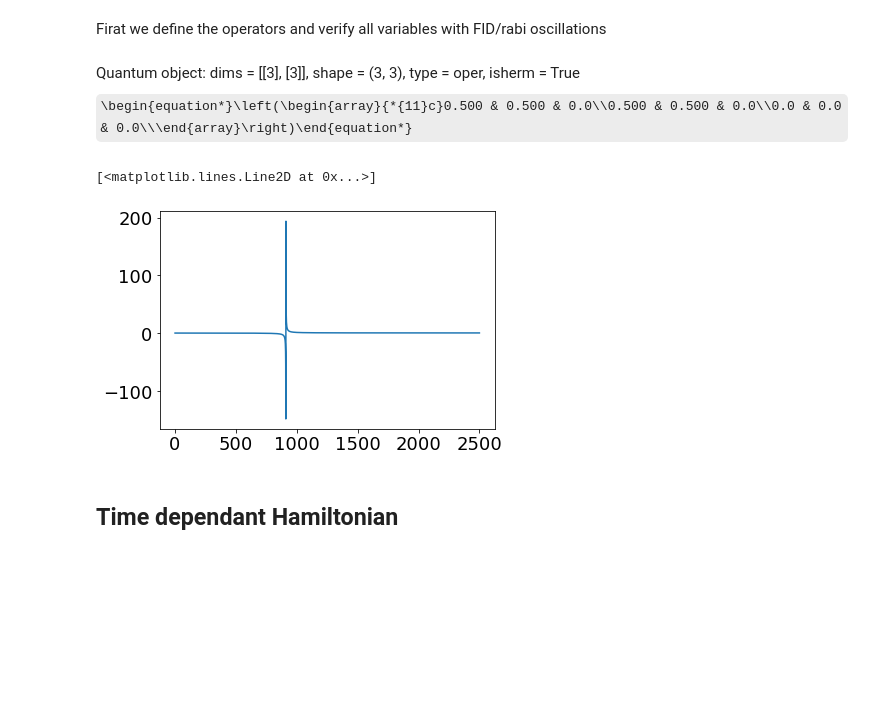
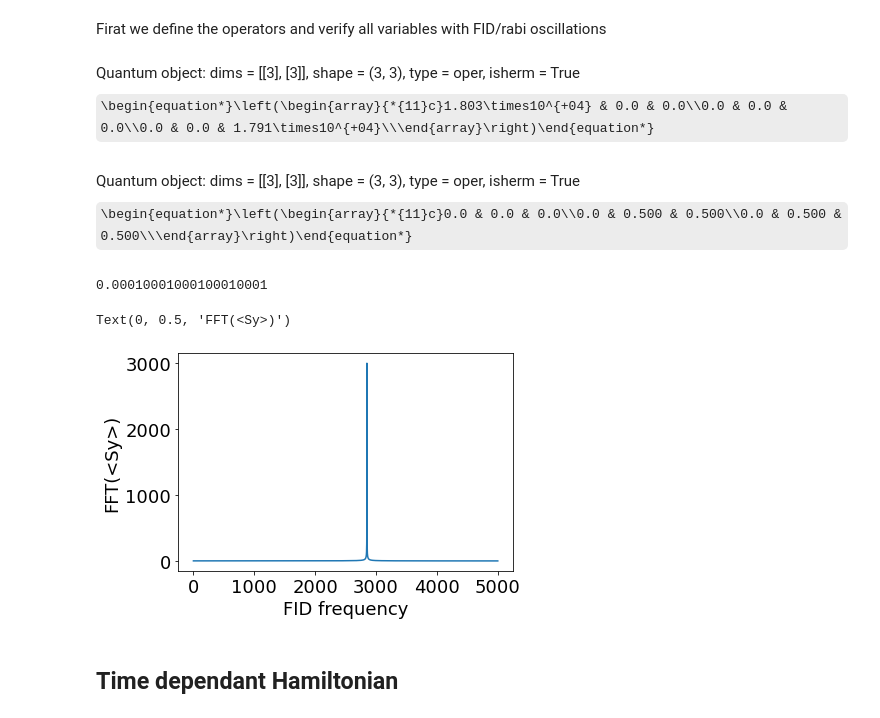
Before and after one commit to jonasmeinel/Floquet-for-Double-Quantum, a Jupyter notebook: simulations/Untitled.ipynb, the cells around one changed output. Cells and saved outputs as stored; diff of their text form; code cells hidden in the pictures; some formulas as TeX source; blank space fills up the shorter version.

Commit message:
ODMR for Floquet when overlapping peaks - Double Quantum

```diff
--- a/simulations/Untitled.ipynb
+++ b/simulations/Untitled.ipynb
@@ -27,12 +27,15 @@ control field $\Omega_1$ given the transitions between energy levels.
 Firat we define the operators and verify all variables with FID/rabi oscillations
 # %%
 #resonance frequency D \pm ws
-ws = 0.06e3
-D = 2.8e3
+ws = 0.01e3
+D = 2.86e3
 
 def get_Hdc():
-    Hdc = ws * sz + D*(sz**2)
+    Hdc = ws * sz * 2 * np.pi+ D*(sz**2) * 2 * np.pi
     return Hdc
+get_Hdc()
+# %% [output]
+Quantum object: dims = [[3], [3]], shape = (3, 3), type = oper, isherm = True\begin{equation*}\left(\begin{array}{*{11}c}1.803\times10^{+04} & 0.0 & 0.0\\0.0 & 0.0 & 0.0\\0.0 & 0.0 & 1.791\times10^{+04}\\\end{array}\right)\end{equation*}
 # %%
 #Frequency
 Omega = 1
@@ -48,27 +51,34 @@ sz = q.spin_Jz(1)
 Hdc = get_Hdc()
 
 #time list
-time_x=2
-t = np.linspace(0, time_x, 5000)
+time_x=1
+t = np.linspace(0, time_x, 10000)
 
 #initial state
-a = 45
-phi =np.cos(np.deg2rad(a))*q.basis(3,0) + np.sin(np.deg2rad(a))* q.basis(3,1)
+a = 90
+phi =np.cos(np.deg2rad(a)/2)*q.basis(3,1) + np.sin(np.deg2rad(a)/2)* q.basis(3,2)
+
 rho_nv = phi*phi.dag()
 rho_nv
 # %% [output]
-Quantum object: dims = [[3], [3]], shape = (3, 3), type = oper, isherm = True\begin{equation*}\left(\begin{array}{*{11}c}0.500 & 0.500 & 0.0\\0.500 & 0.500 & 0.0\\0.0 & 0.0 & 0.0\\\end{array}\right)\end{equation*}
+Quantum object: dims = [[3], [3]], shape = (3, 3), type = oper, isherm = True\begin{equation*}\left(\begin{array}{*{11}c}0.0 & 0.0 & 0.0\\0.0 & 0.500 & 0.500\\0.0 & 0.500 & 0.500\\\end{array}\right)\end{equation*}
 # %%
 resultat = []
 resultat.append(q.mesolve(H=Hdc, rho0=rho_nv, tlist=t, c_ops = [], e_ops=[], options=q.Options(nsteps=100000)))
 
+dt = t[1]-t[0]
+print(dt)
+freq_axis = np.fft.rfftfreq(t.size, dt)
 data = q.expect(resultat[0].states, sx)
 
 #plot Fourier of the FID
-plt.plot(np.fft.rfft(data))
+plt.plot(freq_axis,np.abs(np.fft.rfft(data)))
+plt.xlabel('FID frequency')
+plt.ylabel('FFT(<Sy>)')
 # %% [output]
-[<matplotlib.lines.Line2D at 0x...>]
+0.00010001000100010001
+Text(0, 0.5, 'FFT(<Sy>)')
-[figure, old version]
+[figure, new version]
 # %% [markdown]
 ## Time dependant Hamiltonian
 # %% [markdown]
```
Also changed, not shown: parts of 7 cells of this notebook, 5 other files.
